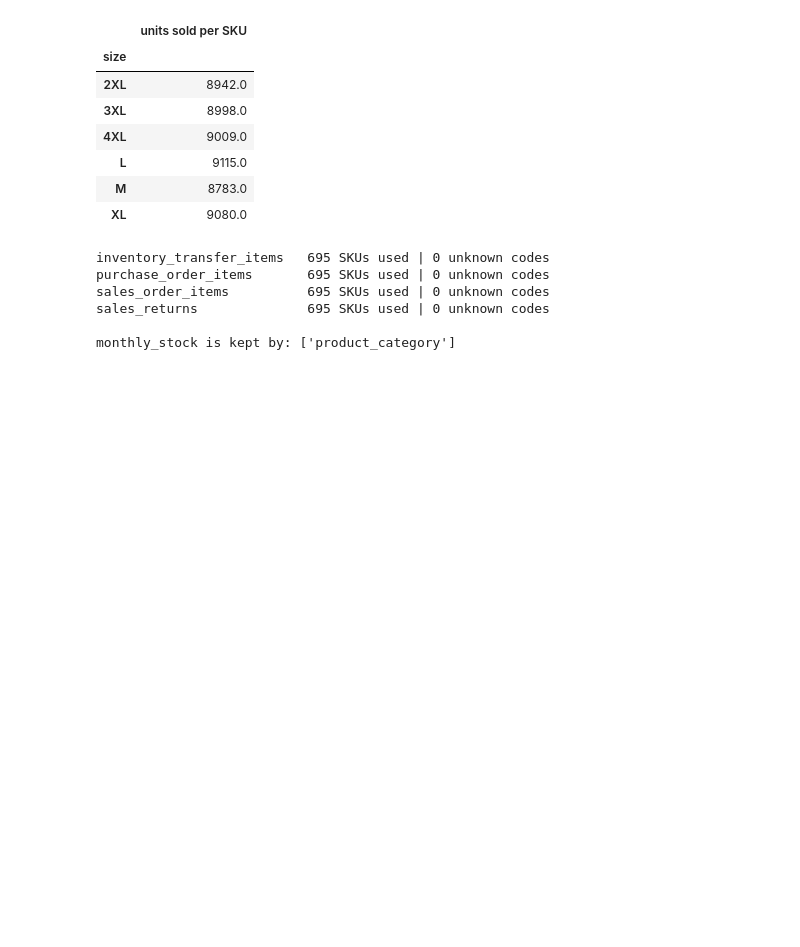
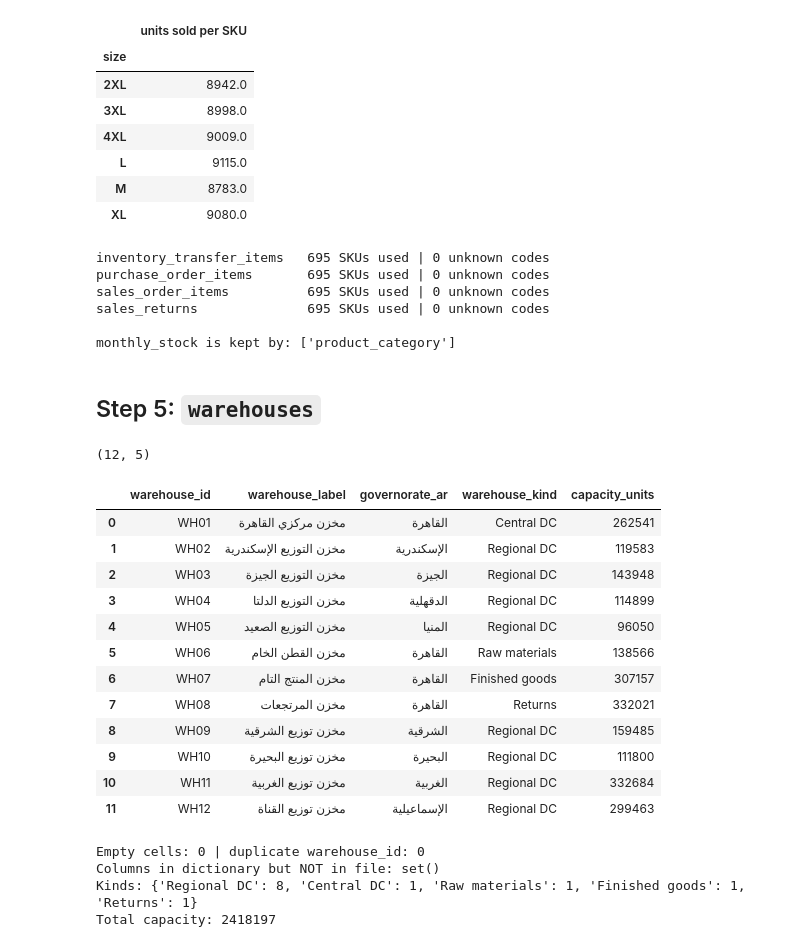
Before and after one commit to ibrahemshahd385-prog/HVIA-TASK3, a Jupyter notebook: notebooks/01_data_understanding.ipynb, the cells around one changed output. Drawn from its saved outputs; the diff is of its cells as text; code cells hidden in the pictures; blank space fills up the shorter version.

```diff
--- a/notebooks/01_data_understanding.ipynb
+++ b/notebooks/01_data_understanding.ipynb
@@ -600,3 +600,34 @@ sales_order_items          695 SKUs used | 0 unknown codes
 sales_returns              695 SKUs used | 0 unknown codes
 
 monthly_stock is kept by: ['product_category']
+# %% [markdown]
+## Step 5: `warehouses`
+# %%
+w = tables["warehouses"]
+print(w.shape)
+w
+# %% [output]
+(12, 5)
+|  | warehouse_id | warehouse_label | governorate_ar | warehouse_kind | capacity_units |
+| 0 | WH01 | مخزن مركزي القاهرة | القاهرة | Central DC | 262541 |
+| 1 | WH02 | مخزن التوزيع الإسكندرية | الإسكندرية | Regional DC | 119583 |
+| 2 | WH03 | مخزن التوزيع الجيزة | الجيزة | Regional DC | 143948 |
+| 3 | WH04 | مخزن التوزيع الدلتا | الدقهلية | Regional DC | 114899 |
+| 4 | WH05 | مخزن التوزيع الصعيد | المنيا | Regional DC | 96050 |
+| 5 | WH06 | مخزن القطن الخام | القاهرة | Raw materials | 138566 |
+| 6 | WH07 | مخزن المنتج التام | القاهرة | Finished goods | 307157 |
+| 7 | WH08 | مخزن المرتجعات | القاهرة | Returns | 332021 |
+| 8 | WH09 | مخزن توزيع الشرقية | الشرقية | Regional DC | 159485 |
+| 9 | WH10 | مخزن توزيع البحيرة | البحيرة | Regional DC | 111800 |
+| 10 | WH11 | مخزن توزيع الغربية | الغربية | Regional DC | 332684 |
+| 11 | WH12 | مخزن توزيع القناة | الإسماعيلية | Regional DC | 299463 |
+# %%
+print("Empty cells:", w.isna().sum().sum(), "| duplicate warehouse_id:", w.warehouse_id.duplicated().sum())
+print("Columns in dictionary but NOT in file:", set(dd[dd.table_name == "warehouses.csv"].field_name) - set(w.columns))
+print("Kinds:", w.warehouse_kind.value_counts().to_dict())
+print("Total capacity:", w.capacity_units.sum())
+# %% [output]
+Empty cells: 0 | duplicate warehouse_id: 0
+Columns in dictionary but NOT in file: set()
+Kinds: {'Regional DC': 8, 'Central DC': 1, 'Raw materials': 1, 'Finished goods': 1, 'Returns': 1}
+Total capacity: 2418197
```
Also changed, not shown: parts of 7 cells of this notebook.
